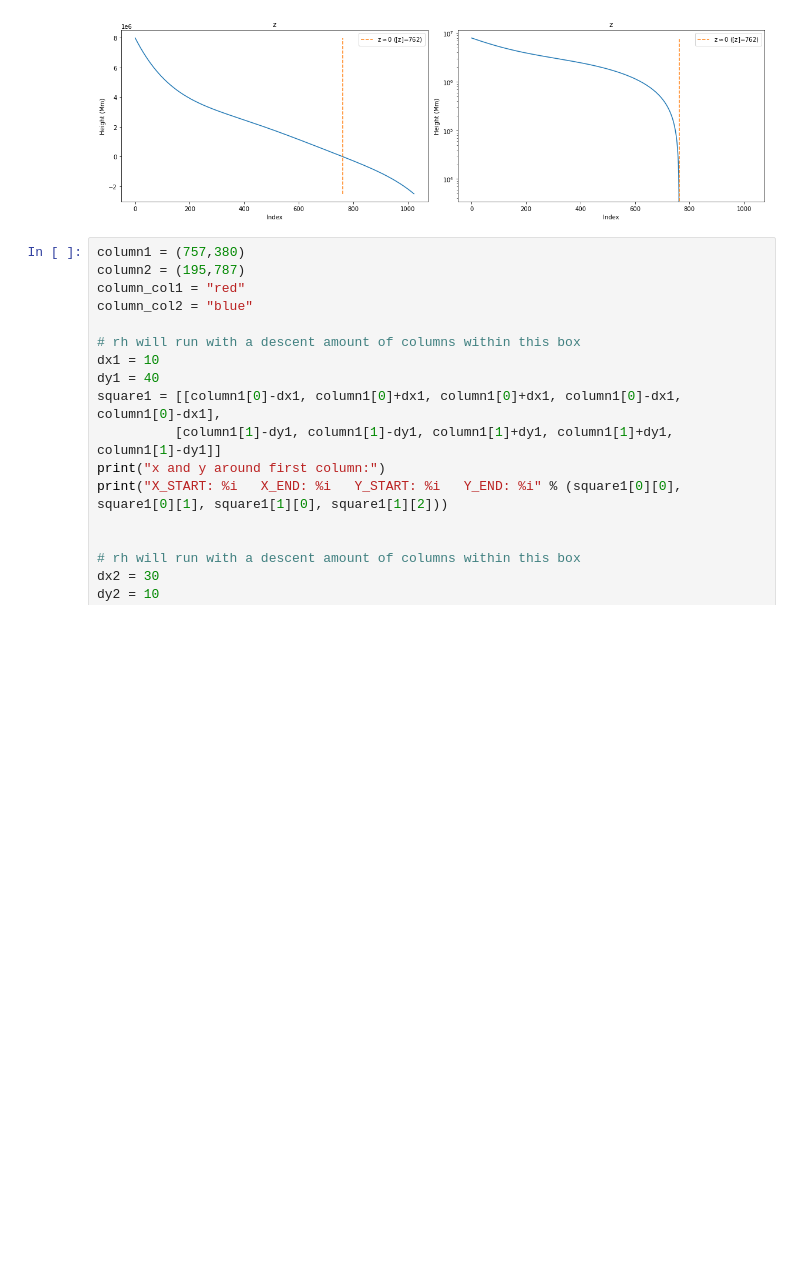
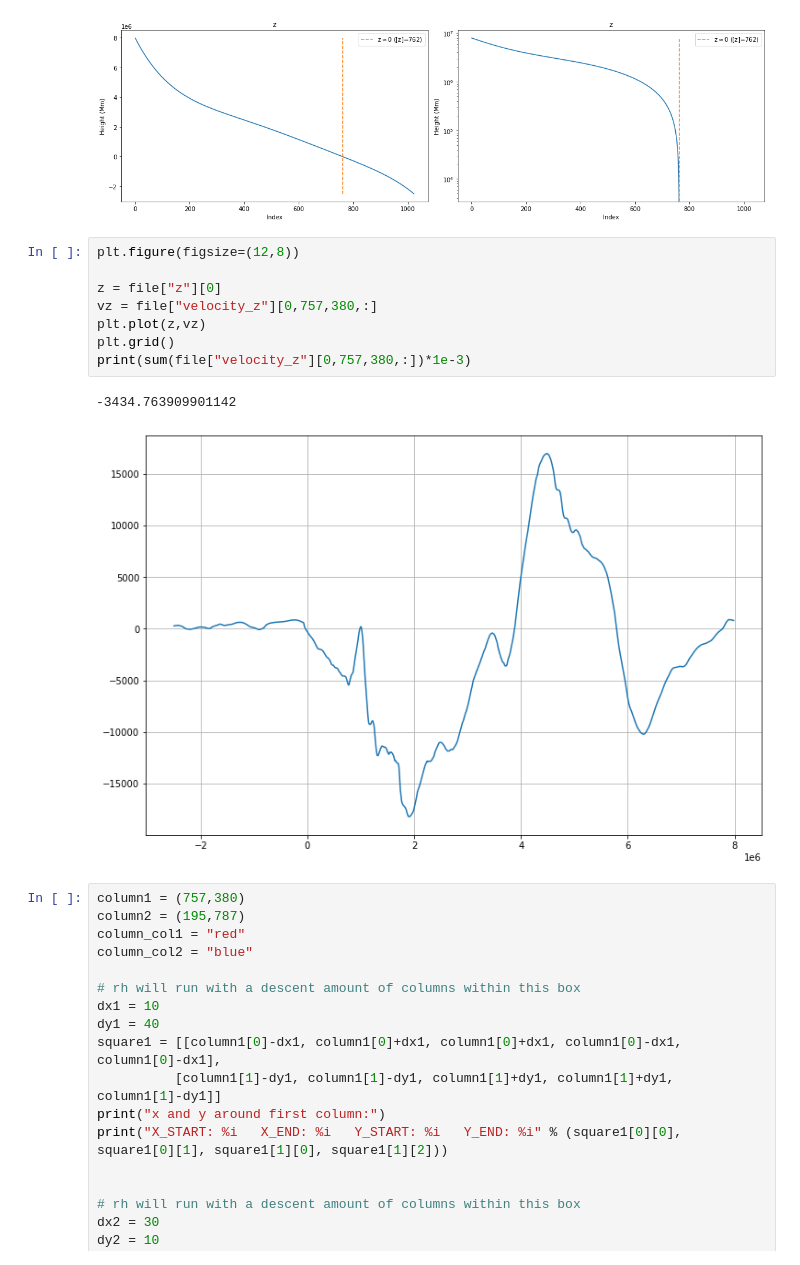
Before and after one commit to JonasTFab/AST5210_Stellar_Atmospheres_I, a Jupyter notebook: run_project/output/study_of_input_atmosphere(bifrost).ipynb, the cells around one changed output. Saved outputs shown, nothing was run; the diff lists cells and outputs as text; blank space fills up the shorter version.

```diff
--- a/run_project/output/study_of_input_atmosphere(bifrost).ipynb
+++ b/run_project/output/study_of_input_atmosphere(bifrost).ipynb
@@ -76,6 +76,17 @@ plt.xlabel("Index"); plt.ylabel("Height (Mm)")
 plt.tight_layout()
 # %% [output]
 [figure]
+# %%
+plt.figure(figsize=(12,8))
+
+z = file["z"][0]
+vz = file["velocity_z"][0,757,380,:]
+plt.plot(z,vz)
+plt.grid()
+print(sum(file["velocity_z"][0,757,380,:])*1e-3)
+# %% [output]
+-3434.763909901142
+[figure, added]
 # %%
 column1 = (757,380)
 column2 = (195,787)
```
Also changed, not shown: parts of 6 cells of this notebook, 18 other files.
